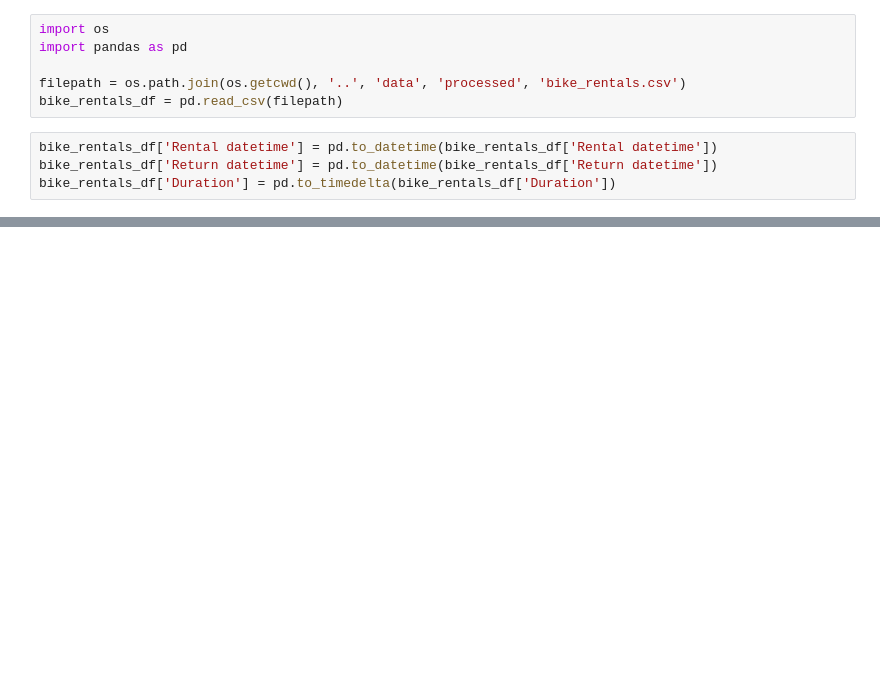
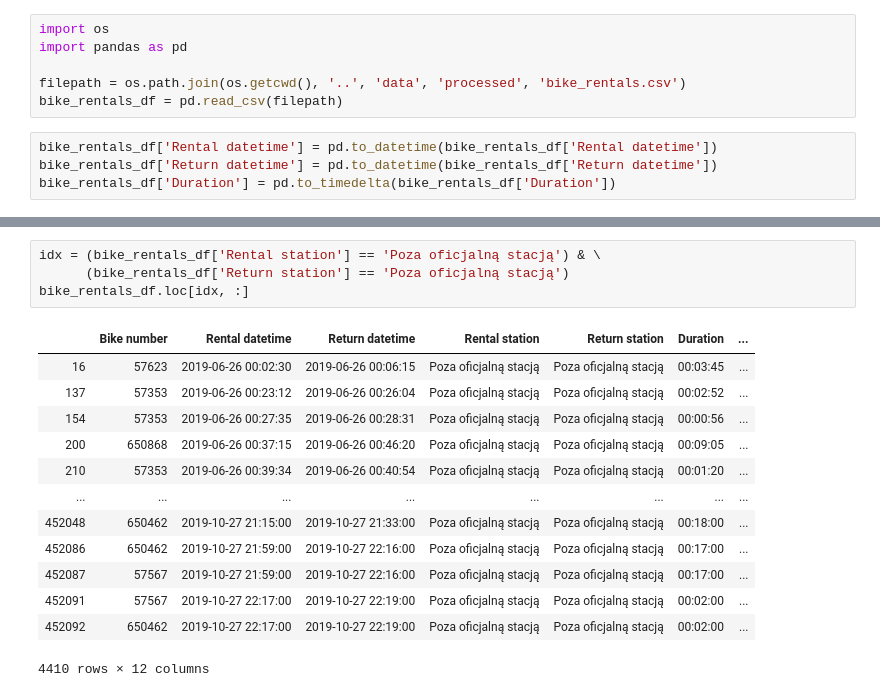
Before and after one commit to mariuszrokita/wroclawski-rower-miejski, a Jupyter notebook: bikerentals/notebooks/01-data-processing.ipynb, the cells around one changed output, grey strips where cells are left out. Drawn from its saved outputs; the diff is of its cells as text; blank space fills up the shorter version.

```diff
--- a/bikerentals/notebooks/01-data-processing.ipynb
+++ b/bikerentals/notebooks/01-data-processing.ipynb
@@ -88,0 +117,18 @@ bike_rentals_df.tail()
+# %%
+idx = (bike_rentals_df['Rental station'] == 'Poza oficjalną stacją') & \
+      (bike_rentals_df['Return station'] == 'Poza oficjalną stacją')
+bike_rentals_df.loc[idx, :]
+# %% [output]
+|  | Bike number | Rental datetime | Return datetime | Rental station | Return station | Duration | ... |
+| 16 | 57623 | 2019-06-26 00:02:30 | 2019-06-26 00:06:15 | Poza oficjalną stacją | Poza oficjalną stacją | 00:03:45 | ... |
+| 137 | 57353 | 2019-06-26 00:23:12 | 2019-06-26 00:26:04 | Poza oficjalną stacją | Poza oficjalną stacją | 00:02:52 | ... |
+| 154 | 57353 | 2019-06-26 00:27:35 | 2019-06-26 00:28:31 | Poza oficjalną stacją | Poza oficjalną stacją | 00:00:56 | ... |
+| 200 | 650868 | 2019-06-26 00:37:15 | 2019-06-26 00:46:20 | Poza oficjalną stacją | Poza oficjalną stacją | 00:09:05 | ... |
+| 210 | 57353 | 2019-06-26 00:39:34 | 2019-06-26 00:40:54 | Poza oficjalną stacją | Poza oficjalną stacją | 00:01:20 | ... |
+| ... | ... | ... | ... | ... | ... | ... | ... |
+| 452048 | 650462 | 2019-10-27 21:15:00 | 2019-10-27 21:33:00 | Poza oficjalną stacją | Poza oficjalną stacją | 00:18:00 | ... |
+| 452086 | 650462 | 2019-10-27 21:59:00 | 2019-10-27 22:16:00 | Poza oficjalną stacją | Poza oficjalną stacją | 00:17:00 | ... |
+| 452087 | 57567 | 2019-10-27 21:59:00 | 2019-10-27 22:16:00 | Poza oficjalną stacją | Poza oficjalną stacją | 00:17:00 | ... |
+| 452091 | 57567 | 2019-10-27 22:17:00 | 2019-10-27 22:19:00 | Poza oficjalną stacją | Poza oficjalną stacją | 00:02:00 | ... |
+| 452092 | 650462 | 2019-10-27 22:17:00 | 2019-10-27 22:19:00 | Poza oficjalną stacją | Poza oficjalną stacją | 00:02:00 | ... |
+4410 rows × 12 columns
```
Also changed, not shown: parts of 10 cells of this notebook, 11 other files.
